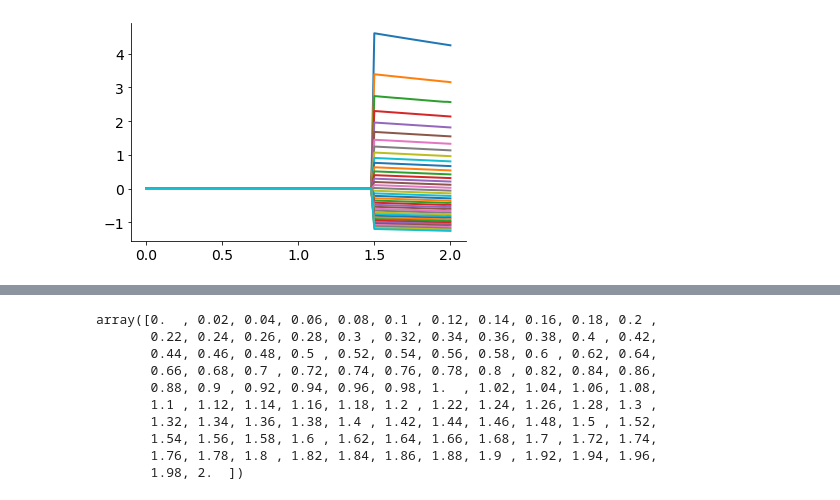
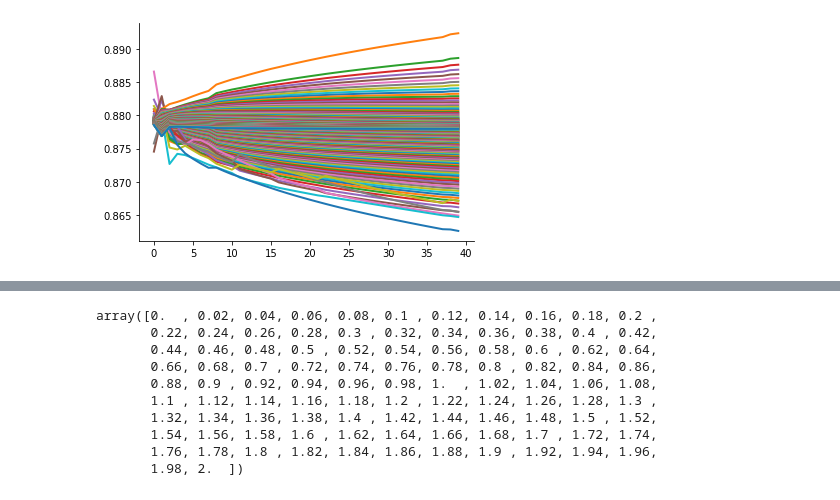
Before and after one commit to lphansen/ClimateUncertaintySpillover, a Jupyter notebook: notebook/jump_interval.ipynb, the cells around one changed output, grey strips where cells are left out. Cells and saved outputs as stored; diff of their text form; code cells hidden in the pictures.

```diff
--- a/notebook/jump_interval.ipynb
+++ b/notebook/jump_interval.ipynb
@@ -233,5 +207,5 @@ ems_list = res_dict['ems_list']
 # %%
 # construct ϕ_m
-pre_jump = np.arange(y_min, y_bar+hy, hy)
+pre_jump = np.arange(y_min, 2 + hy, hy)
 prepre_jump = np.arange(y_min, y_lower, hy)
 # %%
@@ -256,0 +233,9 @@ for i, y_tilde in enumerate(jump_interval):
+# %%
+ϕ_list = np.zeros((len(γ3_list), len(y_grid)))
+ems_list = np.zeros((len(γ3_list), len(y_grid)))
+
+ϕ_list[ 0] = solution_low['φ']
+ems_list[ 0] = solution_low['ems']
+for j in range(len(γ3_list[1:])):
+    ϕ_list[j + 1] = res_list[ j]['φ']
+    ems_list[ j + 1] = res_list[ j]['ems']
@@ -263,0 +307,6 @@ len(res_list)/39
+# %%
+ξp = 100_000
+ξa = 100_000
+ξw = 100_000
+args_low = (δ, η, θ_list, γ1, γ2, γ3_list[0], 2, dmg_weight, ξp, ξa, ξw, σy )
+me_low = solve_baseline_prep(y_grid, solution_low['ems'], args_low)
@@ -263,0 +327,13 @@ len(res_list)/39
+# %%
+me_list = np.zeros((len(γ3_list), len(y_grid)))
+ratio_list = np.zeros((len(γ3_list), len(y_grid)))
+
+for i in range(len(γ3_list)):
+    ξp = 100_000
+    ξa = 100_000
+    ξw = 100_000
+    args_baseline = (δ, η, θ_list, γ1, γ2, γ3_list[i], 2, dmg_weight, ξp, ξa, ξw, σy )
+    ems_star = ems_list[i]
+    me_baseline = solve_baseline_prep(y_grid, ems_star, args_baseline, ϵ=1)
+    me_list[i] = me_baseline[0]
+    ratio_list[i] = me_baseline[1]
@@ -264,5 +358,5 @@ len(res_list)/39
 # %%
-plt.plot(pre_jump,ϕ_ref.T)
+plt.plot(ratio_list)
 plt.show()
 # %% [output]
-[figure, old version]
+[figure, new version]
```
Also changed, not shown: parts of 142 cells of this notebook, 18 other files.
